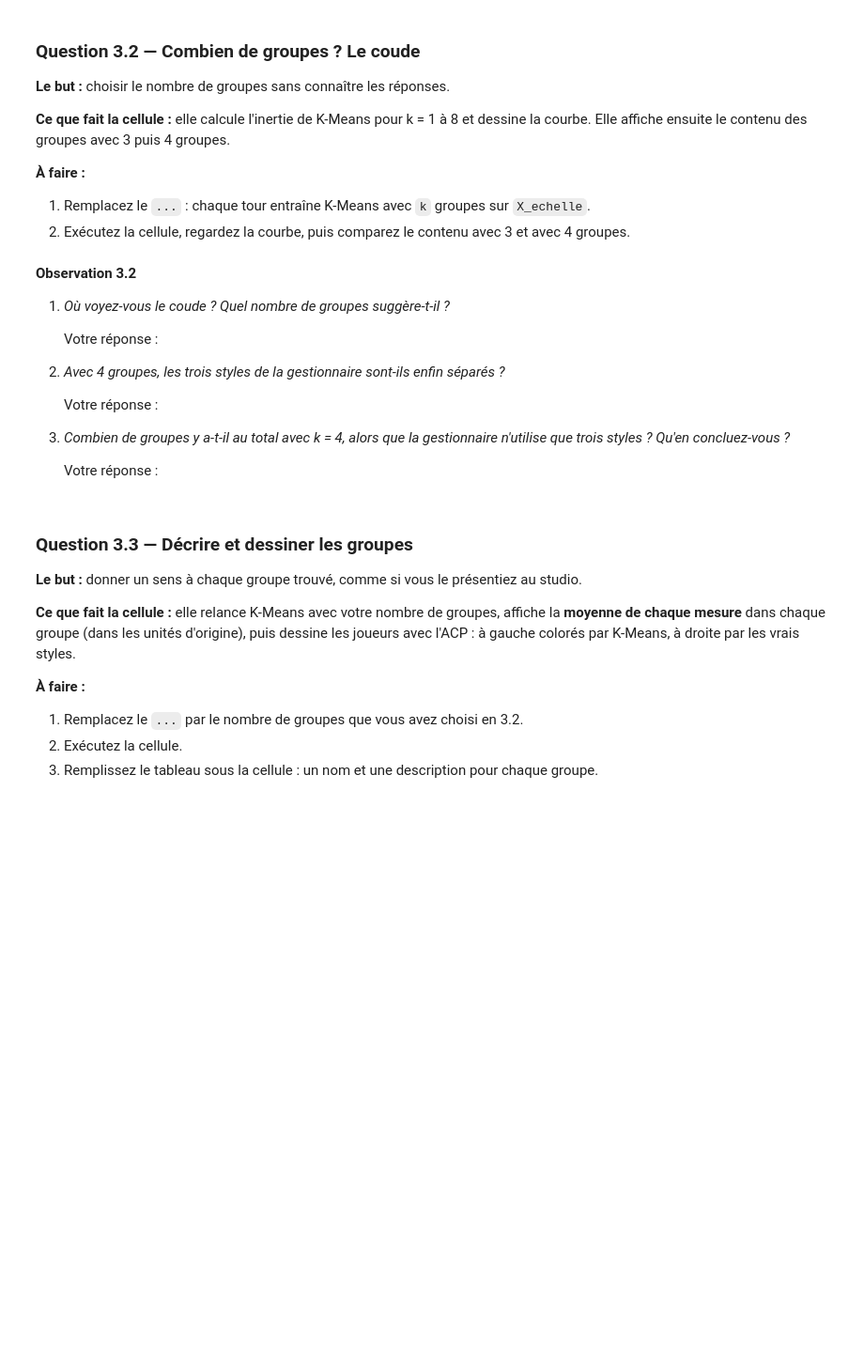
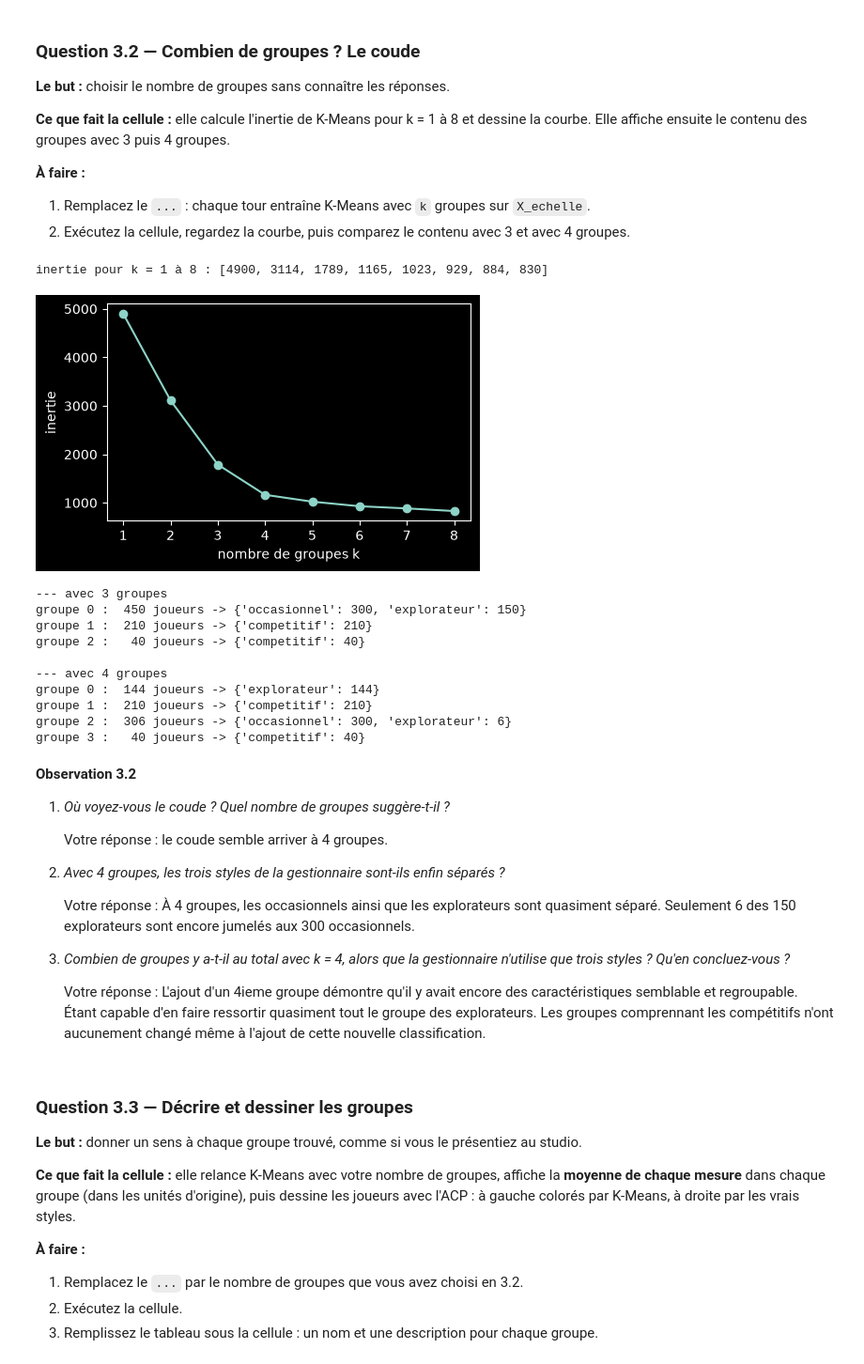
Before and after one commit to lpleboeuf/tp2_jeuxVideos, a Jupyter notebook: TP2_depart.ipynb, the cells around one changed output. Shown at 94% size. Saved outputs shown, nothing was run; the diff lists cells and outputs as text; code cells hidden in the pictures; blank space fills up the shorter version.

```diff
--- a/TP2_depart.ipynb
+++ b/TP2_depart.ipynb
@@ -268,7 +268,7 @@ print("--- SANS mise à l'échelle")
 groupes_brut = KMeans(n_clusters=3, n_init=10, random_state=0).fit_predict(X)
 contenu(groupes_brut, 3)
 
-X_echelle = ...                           # ← à compléter
+X_echelle = StandardScaler().fit_transform(X)                           # ← à compléter
 print()
 print("--- APRÈS mise à l'échelle")
 groupes = KMeans(n_clusters=3, n_init=10, random_state=0).fit_predict(X_echelle)
@@ -301,34 +311,47 @@ contenu(groupes, 3)
 # %%
 valeurs = []
 for k in range(1, 9):
-    modele = ...                                       # ← à compléter
+    modele = KMeans(n_clusters=k, n_init=10, random_state=0).fit(X_echelle)                                        # ← à compléter
     valeurs.append(round(modele.inertia_))
 print("inertie pour k = 1 à 8 :", valeurs)
 
 plt.figure(figsize=(5, 3))
 plt.plot(range(1, 9), valeurs, marker="o")
 plt.xlabel("nombre de groupes k")
 plt.ylabel("inertie")
 plt.show()
 
 for k in [3, 4]:
     print()
     print(f"--- avec {k} groupes")
     contenu(KMeans(n_clusters=k, n_init=10, random_state=0).fit_predict(X_echelle), k)
+# %% [output]
+inertie pour k = 1 à 8 : [4900, 3114, 1789, 1165, 1023, 929, 884, 830]
+[figure, added]
+--- avec 3 groupes
+groupe 0 :  450 joueurs -> {'occasionnel': 300, 'explorateur': 150}
+groupe 1 :  210 joueurs -> {'competitif': 210}
+groupe 2 :   40 joueurs -> {'competitif': 40}
+
+--- avec 4 groupes
+groupe 0 :  144 joueurs -> {'explorateur': 144}
+groupe 1 :  210 joueurs -> {'competitif': 210}
+groupe 2 :  306 joueurs -> {'occasionnel': 300, 'explorateur': 6}
+groupe 3 :   40 joueurs -> {'competitif': 40}
 # %% [markdown]
 **Observation 3.2**
 
 1. *Où voyez-vous le coude ? Quel nombre de groupes suggère-t-il ?*
 
-   Votre réponse :
+   Votre réponse : le coude semble arriver à 4 groupes.
 
 2. *Avec 4 groupes, les trois styles de la gestionnaire sont-ils enfin séparés ?*
 
-   Votre réponse :
+   Votre réponse : À 4 groupes, les occasionnels ainsi que les explorateurs sont quasiment séparé.  Seulement 6 des 150 explorateurs sont encore jumelés aux 300 occasionnels.
 
 3. *Combien de groupes y a-t-il au total avec k = 4, alors que la gestionnaire n'utilise que trois styles ? Qu'en concluez-vous ?*
 
-   Votre réponse :
+   Votre réponse :  L'ajout d'un 4ieme groupe démontre qu'il y avait encore des caractéristiques semblable et regroupable.  Étant capable d'en faire ressortir quasiment tout le groupe des explorateurs.  Les groupes comprennant les compétitifs n'ont aucunement changé même à l'ajout de cette nouvelle classification.
 # %% [markdown]
 ### Question 3.3 — Décrire et dessiner les groupes
 
```
Also changed, not shown: parts of 5 cells of this notebook.
